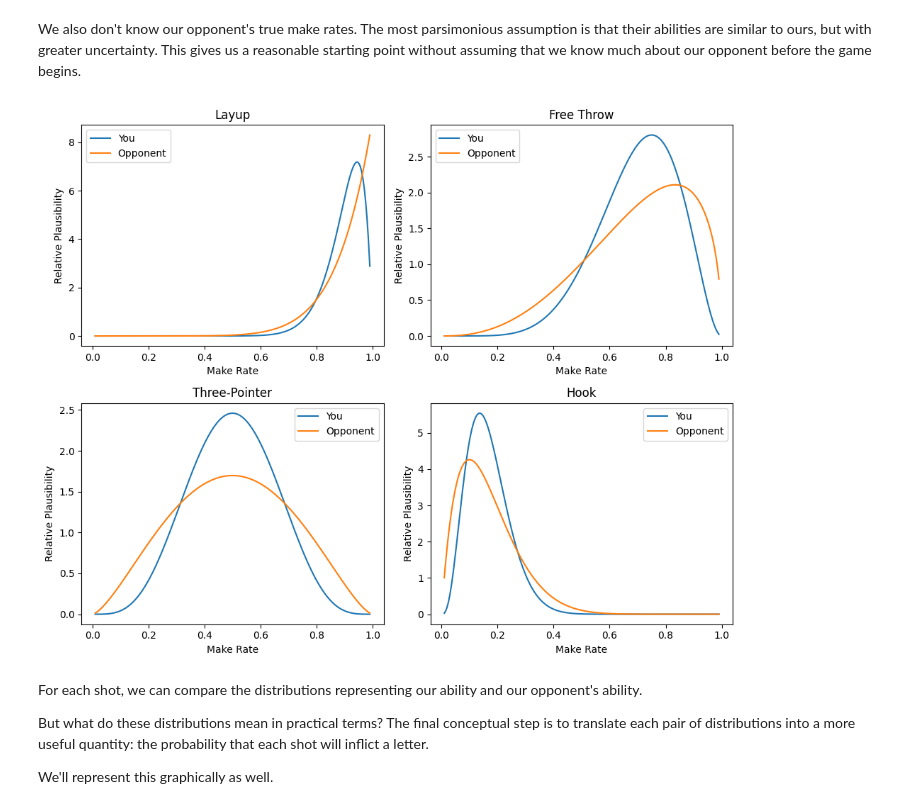
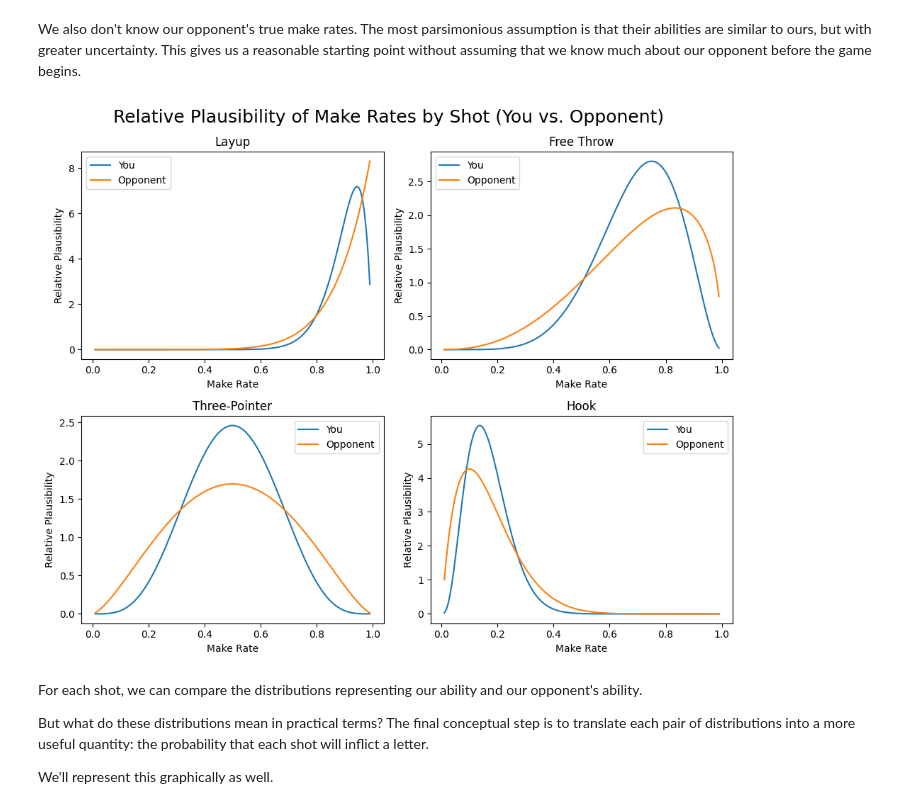
Before and after one commit to SamFarhi/horse-bayesian-strategy, a Jupyter notebook: HORSE.ipynb, the cells around one changed output. Saved outputs shown, nothing was run; the diff lists cells and outputs as text; code cells hidden in the pictures.

```diff
--- a/HORSE.ipynb
+++ b/HORSE.ipynb
@@ -310,29 +310,31 @@ We also don't know our opponent's true make rates. The most parsimonious assumpt
 # %%
 # Prior distributions of opponent's shots - Parameters are all the same as ours but cut in half to represent less certainty
 opp_stats = {
     'Layup': {'makes': 9, 'misses': 1},
     'Free Throw': {'makes': 3.5, 'misses': 1.5},
     'Three-Pointer': {'makes': 2.5, 'misses': 2.5},
     'Hook': {'makes': 2, 'misses': 10}
 }
 
 stats = {'You': your_stats, 'Opponent': opp_stats}
 
 fig, axes = plt.subplots(2, 2, figsize=(10, 8))
 
-# Plot both distribution for each shot, each in a seperate box
+fig.suptitle('Relative Plausibility of Make Rates by Shot (You vs. Opponent)', fontsize=18)
+
+# Plot both distribution for each shot, each in a separate box
 for ax, shot in zip(axes.flat, your_stats):
     ax.plot(make_dist(your_stats[shot]), label = 'You')
     ax.plot(make_dist(opp_stats[shot]), label = 'Opponent')
     ax.set_title(shot)
     ax.set_xlabel('Make Rate')
     ax.set_ylabel('Relative Plausibility')
     ax.legend()
 
 plt.tight_layout()
 plt.show()
 # %% [output]
-[figure, old version]
+[figure, new version]
 # %% [markdown]
 For each shot, we can compare the distributions representing our ability and our opponent's ability.
 
```
Also changed, not shown: parts of 4 cells of this notebook.
